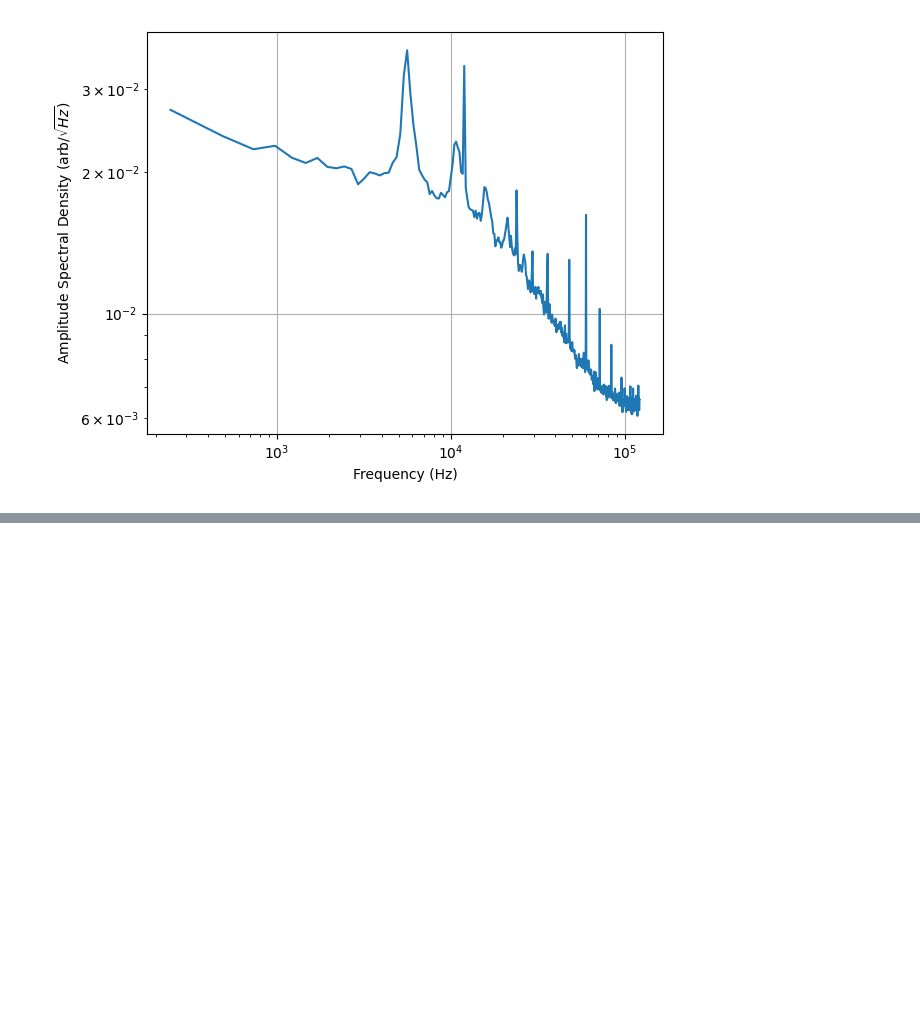
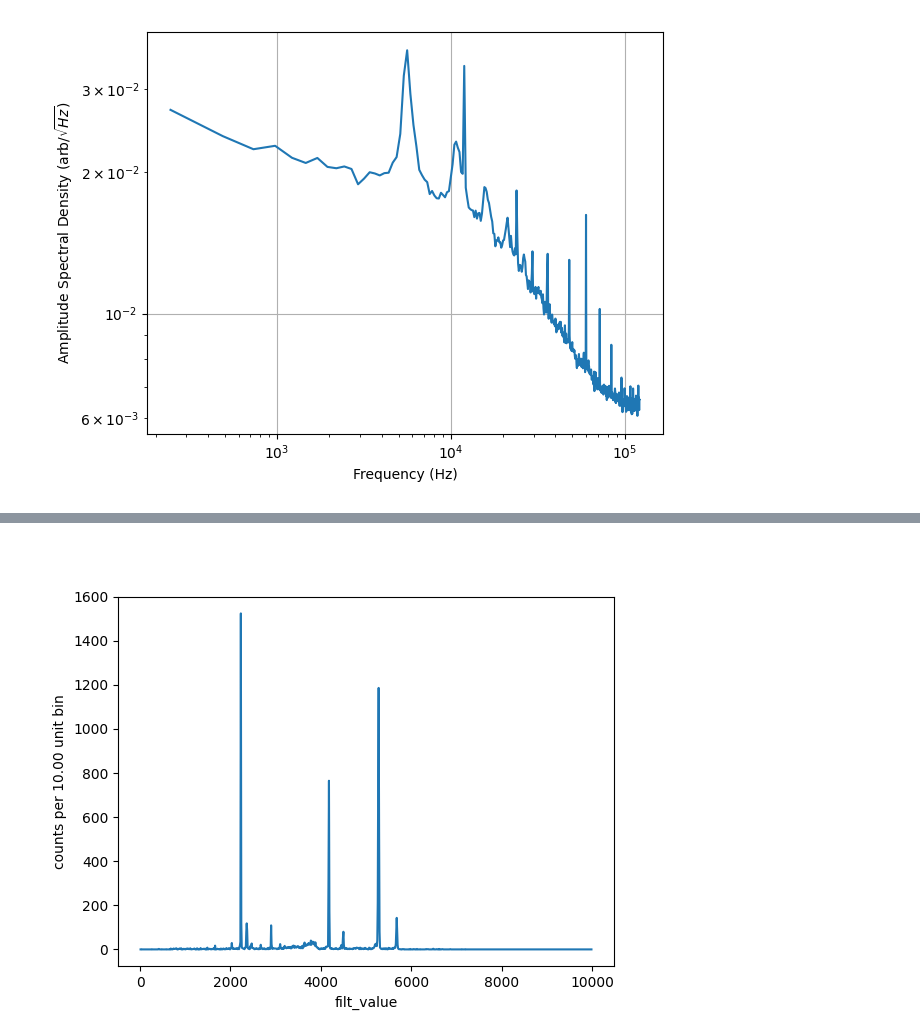
Before and after one commit to ggggggggg/moss, a Jupyter notebook: massp/example.ipynb, the cells around one changed output, grey strips where cells are left out. Cells and saved outputs as stored; diff of their text form; code cells hidden in the pictures; blank space fills up the shorter version.

```diff
--- a/massp/example.ipynb
+++ b/massp/example.ipynb
@@ -134,0 +166,7 @@ spectrum.plot()
+# %%
+avg_pulse_size = np.amax(avg_pulse)-avg_pulse[0]
+def apply_filter(pulse):
+    return np.dot(filter.filter, pulse)*avg_pulse_size*2e-5
+filt_value = df3["pulse"].map_elements(apply_filter, return_dtype=pl.Float64).rename("filt_value")
+df4 = df3.with_columns(filt_value);
+filt_value
@@ -134,0 +188,9 @@ spectrum.plot()
+# %%
+def midpoints_and_step_size(x):
+    d = np.diff(x)
+    step_size=d[0]
+    assert all(d==step_size)
+    return x[:-1]+step_size, step_size
+bin_edges = np.arange(0,10000,10)
+hist = df4["filt_value"].rename("count").hist(np.arange(0,10000,10), include_category=False, include_breakpoint=False)[1:-1]
+hist
@@ -134,0 +212,11 @@ spectrum.plot()
+# %%
+def plot_hist(series, bin_edges):
+    bin_centers, step_size = midpoints_and_step_size(bin_edges)
+    hist = series.rename("count").hist(np.arange(0,10000,10), include_category=False, include_breakpoint=False)[1:-1]
+    plt.figure()
+    plt.plot(bin_centers, hist)
+    plt.xlabel(series.name)
+    plt.ylabel(f"counts per {step_size:.2f} unit bin")
+plot_hist(df4["filt_value"], np.arange(0,10000,10))
+# %% [output]
+[figure, added]
```
Also changed, not shown: parts of 8 cells of this notebook, 4 other files.
